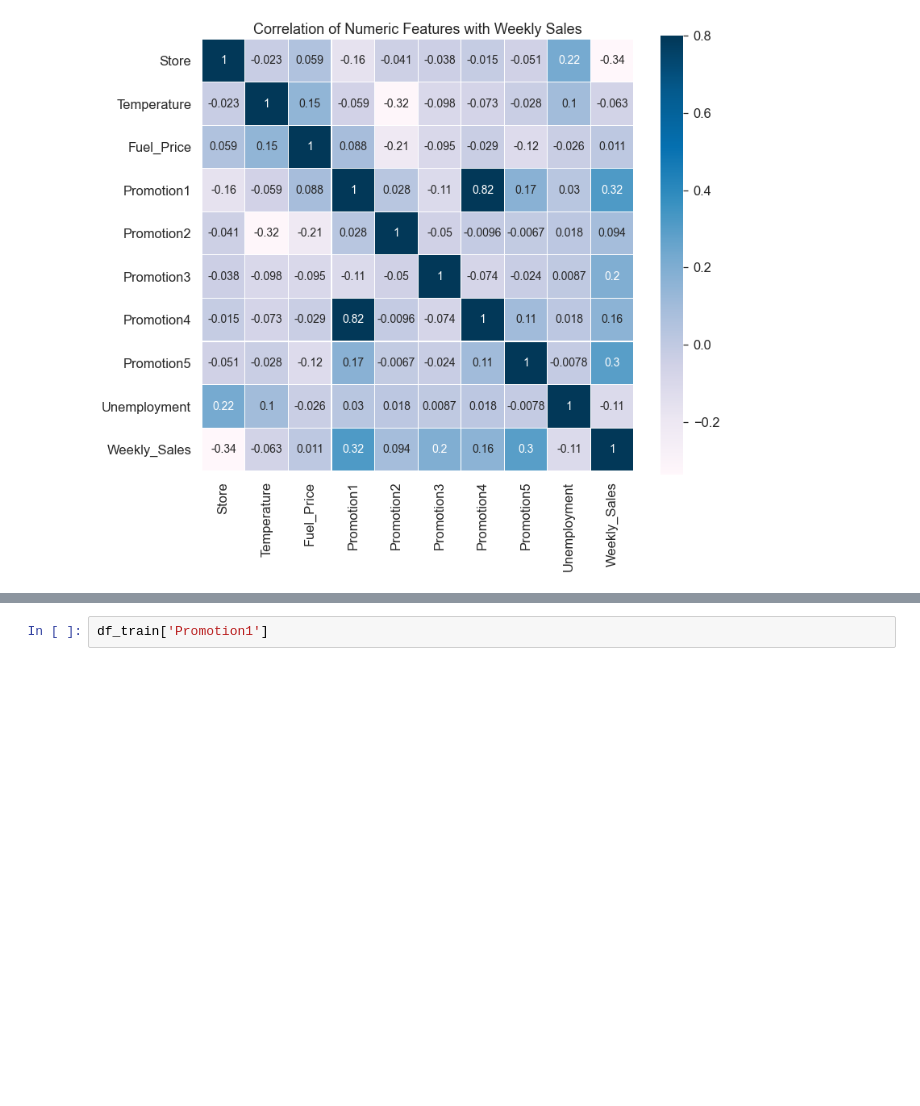
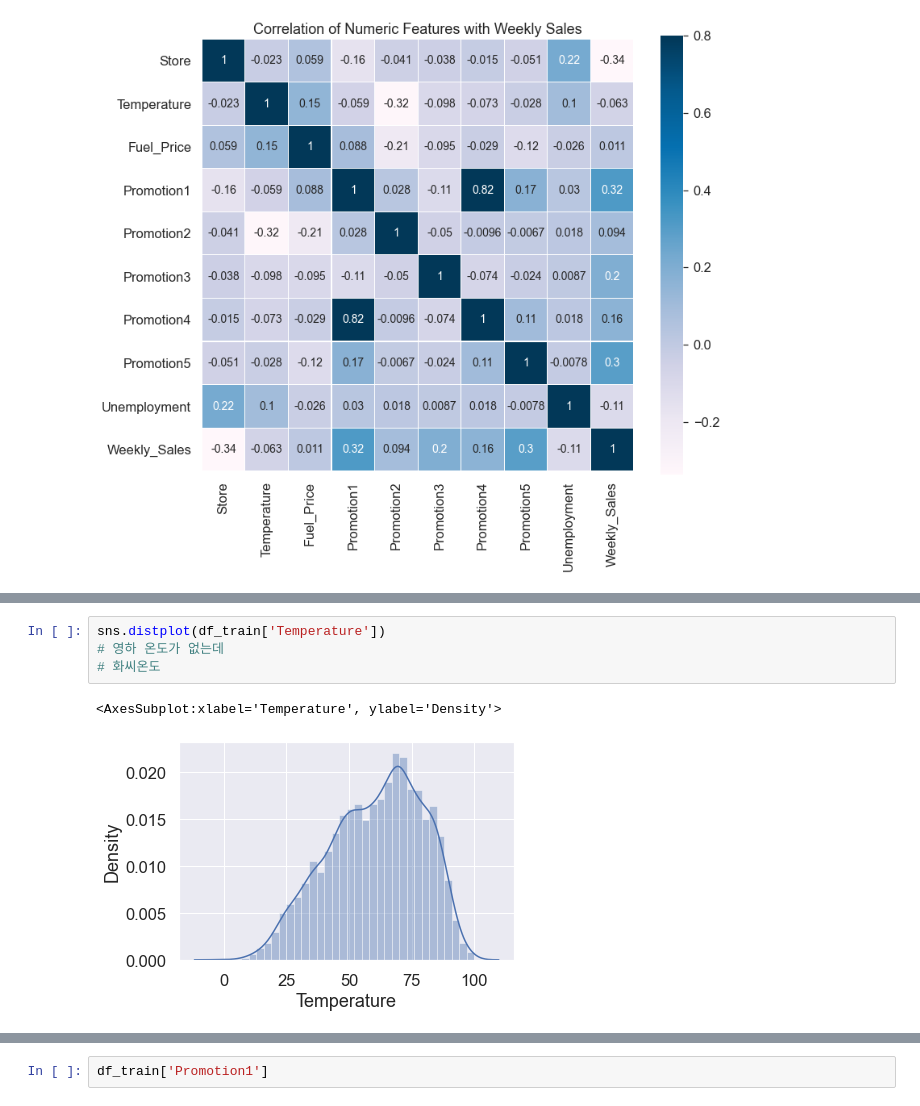
Before and after one commit to GayeonKimm/DS, a Jupyter notebook: 220714 shoppingmall_predict.ipynb, the cells around one changed output, grey strips where cells are left out. Drawn from its saved outputs; the diff is of its cells as text; blank space fills up the shorter version.

```diff
--- a/220714 shoppingmall_predict.ipynb
+++ b/220714 shoppingmall_predict.ipynb
@@ -365,0 +498,7 @@ sns.heatmap(corr_data.corr(), vmax=.8, linewidths=0.1,square=True,annot=True,cma
+# %%
+sns.distplot(df_train['Temperature'])
+# 영하 온도가 없는데
+# 화씨온도
+# %% [output]
+<AxesSubplot:xlabel='Temperature', ylabel='Density'>
+[figure, added]
```
Also changed, not shown: parts of 33 cells of this notebook.
